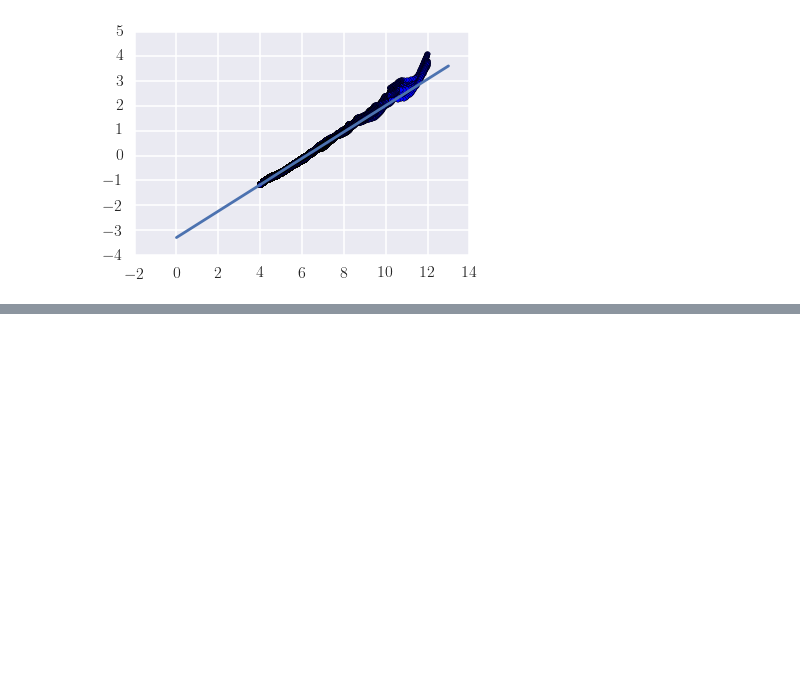
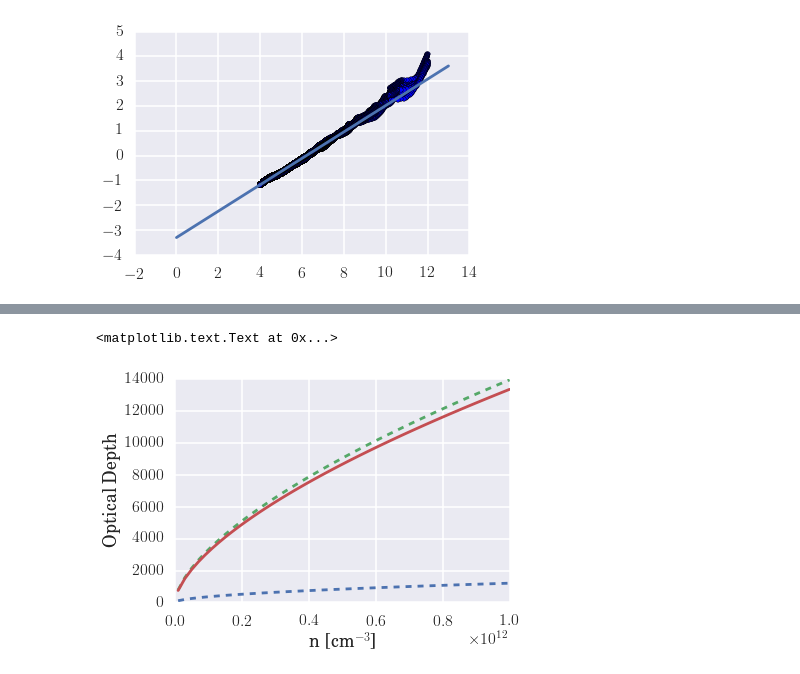
Before and after one commit to hummel/xray_notebooks, a Jupyter notebook: Local Optical Depth Prescription.ipynb, the cells around one changed output, grey strips where cells are left out. Cells and saved outputs as stored; diff of their text form; code cells hidden in the pictures; blank space fills up the shorter version.

```diff
--- a/Local Optical Depth Prescription.ipynb
+++ b/Local Optical Depth Prescription.ipynb
@@ -123,0 +163,10 @@ plt.scatter(op_polar.n, op_polar.tau)
+# %%
+n = np.linspace(1e10,1e12)
+plt.plot(n, tau_p(n), '--')
+plt.plot(n, tau_eq(n), '--')
+plt.plot(n, tau_eff(n))
+plt.xlabel('n [cm$^{-3}$]')
+plt.ylabel('Optical Depth')
+# %% [output]
+<matplotlib.text.Text at 0x...>
+[figure, added]
```
Also changed, not shown: parts of 13 cells of this notebook.
